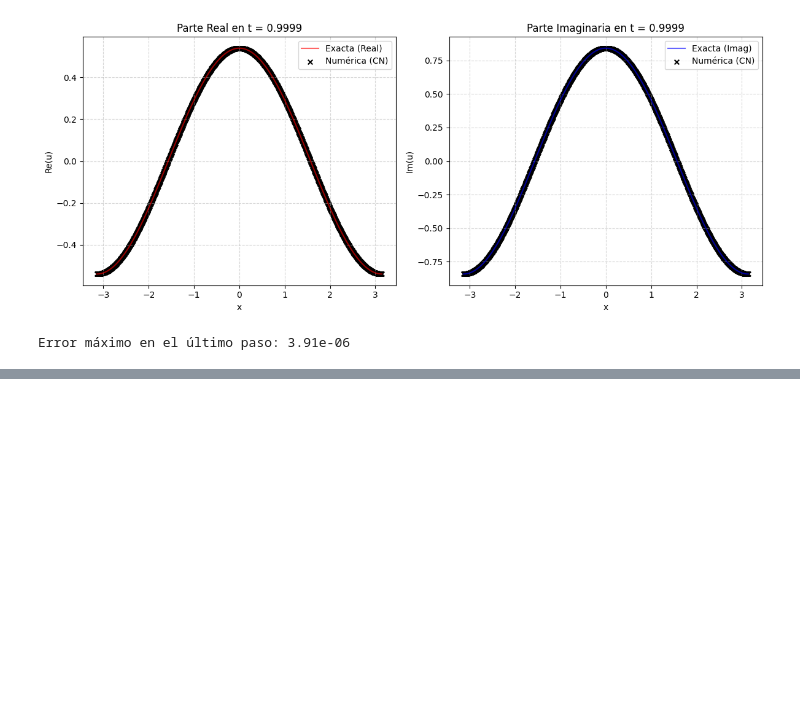
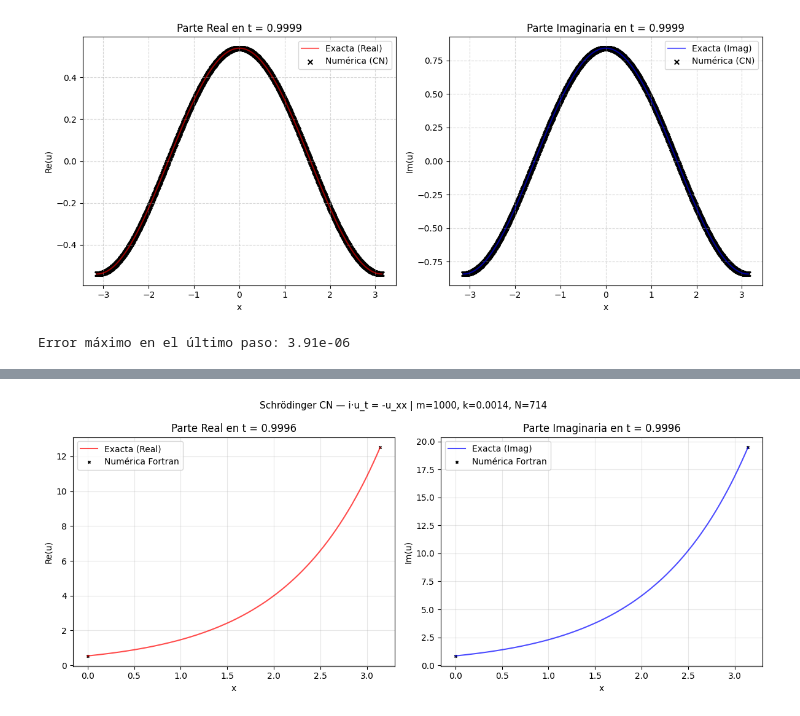
Before and after one commit to campereza043/MFC2026, a Jupyter notebook: Ec.Schrodinger/Fortran/Graficas.ipynb, the cells around one changed output, grey strips where cells are left out. Cells and saved outputs as stored; diff of their text form; code cells hidden in the pictures; blank space fills up the shorter version.

```diff
--- a/Ec.Schrodinger/Fortran/Graficas.ipynb
+++ b/Ec.Schrodinger/Fortran/Graficas.ipynb
@@ -1078,3 +1078,92 @@ print(f"Error máximo en el último paso: {np.max(error):.2e}")
 # %% [output]
 [figure]
 Error máximo en el último paso: 3.91e-06
+# %%
+import numpy as np
+import matplotlib.pyplot as plt
+import re
+
+# 1. Parámetros
+a, b    = 0.0, np.pi
+m       = 1000
+k       = 0.0014
+T_final = 1.0
+N_steps = round(T_final / k)
+
+# 2. Solución exacta
+def u_exacta(x, t):
+    return np.exp(x + 1j * t)
+
+# 3. Cargar datos — separar números pegados por signo negativo
+def parse_line(line):
+    # Separa números que se pegan: "1.23-4.56" -> "1.23 -4.56"
+    # pero respeta notación científica: "1.23E-4" no se toca
+    line = re.sub(r'(?<=[0-9])(?=-(?![0-9]*[Ee]))', ' ', line)
+    return [float(v) for v in line.split()]
+
+rows = []
+with open('raro_1000.dat', 'r') as f:
+    for line in f:
+        line = line.strip()
+        if not line or line.startswith('#'):
+            continue
+        try:
+            vals = parse_line(line)
+            if len(vals) == 5:
+                rows.append(vals)
+        except ValueError:
+            continue
+
+data = np.array(rows)
+
+# El archivo tiene: t, x, u_real, u_imag, u_abs
+t_data     = data[:, 0]
+x_data     = data[:, 1]
+u_real_num = data[:, 2]
+u_imag_num = data[:, 3]
+
+# 4. Extraer el último paso de tiempo
+x_final      = x_data[-(m+1):]
+u_real_final = u_real_num[-(m+1):]
+u_imag_final = u_imag_num[-(m+1):]
+t_final      = t_data[-1]
+
+print(f"Filas cargadas: {len(data)}")
+print(f"t_final = {t_final:.6f}")
+
+# Solución exacta en t_final (curva continua)
+x_plot = np.linspace(a, b, 500)
+u_ex   = u_exacta(x_plot, t_final)
+
+# 5. Graficar
+plt.figure(figsize=(12, 5))
+
+plt.subplot(1, 2, 1)
+plt.plot(x_plot, u_ex.real, 'r-', label='Exacta (Real)', alpha=0.7)
+plt.scatter(x_final, u_real_final, color='black', s=8, marker='x', label='Numérica Fortran')
+plt.title(f'Parte Real en t = {t_final:.4f}')
+plt.xlabel('x')
+plt.ylabel('Re(u)')
+plt.grid(True, alpha=0.3)
+plt.legend()
+
+plt.subplot(1, 2, 2)
+plt.plot(x_plot, u_ex.imag, 'b-', label='Exacta (Imag)', alpha=0.7)
+plt.scatter(x_final, u_imag_final, color='black', s=8, marker='x', label='Numérica Fortran')
+plt.title(f'Parte Imaginaria en t = {t_final:.4f}')
+plt.xlabel('x')
+plt.ylabel('Im(u)')
+plt.grid(True, alpha=0.3)
+plt.legend()
+
+plt.suptitle(f'Schrödinger CN — i·u_t = -u_xx | m={m}, k={k}, N={N_steps}', fontsize=11)
+plt.tight_layout()
+plt.savefig('schrodinger_resultado.png', dpi=150)
+plt.show()
+
+# 6. Error en t_final
+u_ex_puntos = u_exacta(x_final, t_final)
+error = np.abs((u_real_final + 1j * u_imag_final) - u_ex_puntos)
+print(f"Error máximo en t_final: {np.max(error):.2e}")
+print(f"Error medio  en t_final: {np.mean(error):.2e}")
+# %% [output]
@@ -1080,0 +1172 @@ Error máximo en el último paso: 3.91e-06
+[figure, added]
```
Also changed, not shown: parts of 4 cells of this notebook, 5 other files.
